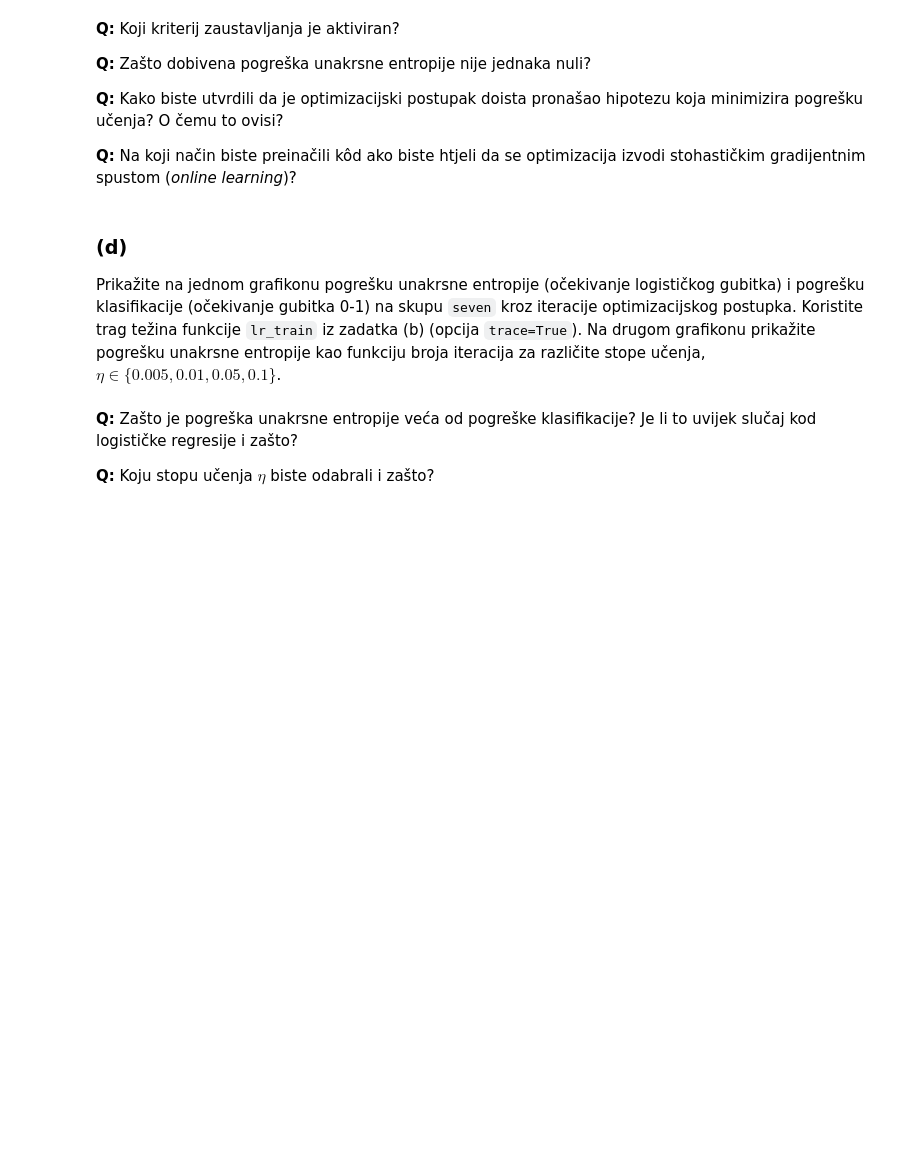
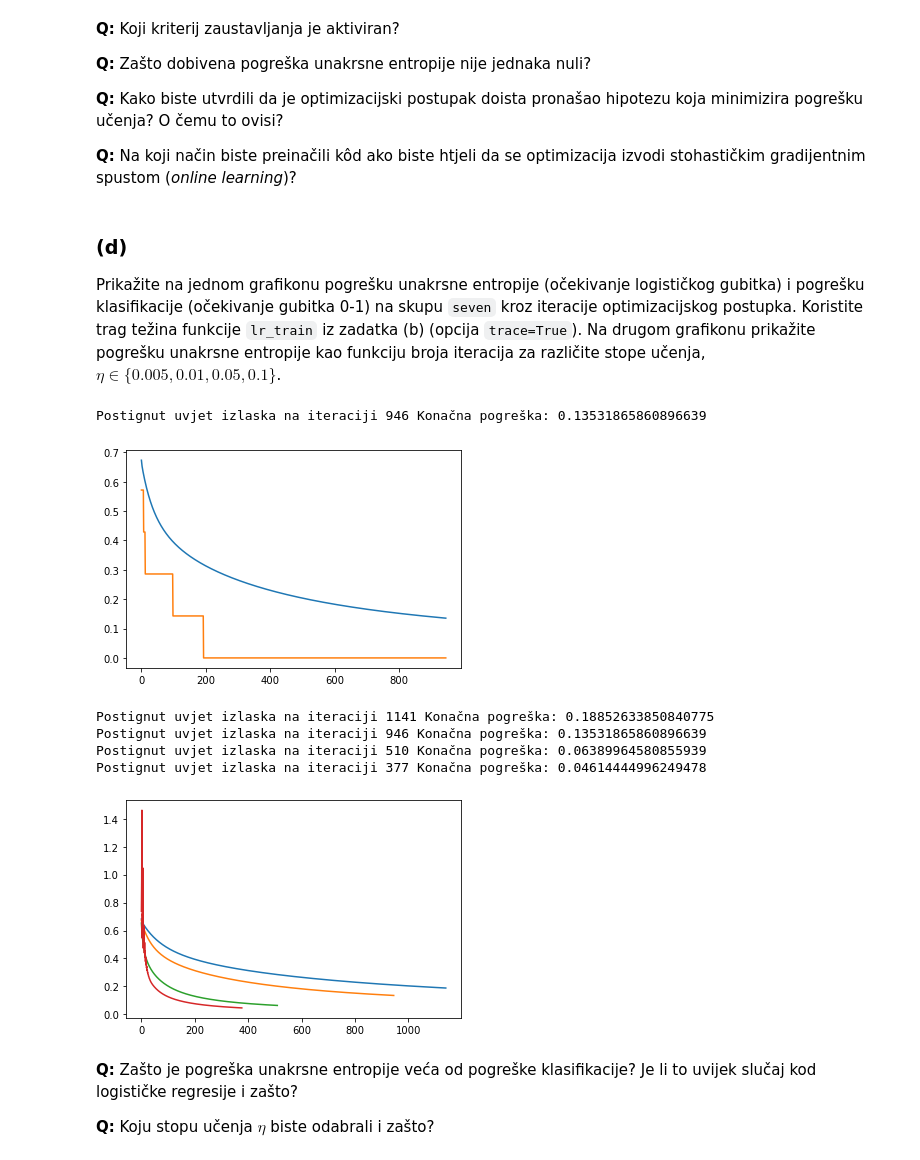
Before and after one commit to filipangel/SU, a Jupyter notebook: SU1-2021-06-07-LR.ipynb, the cells around one changed output. Saved outputs shown, nothing was run; the diff lists cells and outputs as text; code cells hidden in the pictures; blank space fills up the shorter version.

```diff
--- a/SU1-2021-06-07-LR.ipynb
+++ b/SU1-2021-06-07-LR.ipynb
@@ -138,3 +184,44 @@ from sklearn.metrics import zero_one_loss
+# %%
+# Vaš kôd ovdje
+w_final, w_history = lr_train(seven_X, seven_y, trace=True)
+n = len(w_history)
+N = len(seven_X)
+c_e_error = np.zeros(n)
+z_o_error = np.zeros(n)
+i = 0
+for w in w_history:
+    c_e_error[i] = cross_entropy_error(seven_X, seven_y, w)
+
+    h = np.zeros(N)
+    for j in range(0, N):
+        h[j] = lr_h(seven_X[j], w) >= 0.5
+    z_o_error[i] = zero_one_loss(seven_y, h)
+    i += 1
+n = np.arange(0, n, 1)
+plt.plot(n, c_e_error)
+plt.plot(n, z_o_error)
+plt.show()
+
+etas = [0.005, 0.01, 0.05, 0.1]
+for eta in etas:
+    w_final, w_history = lr_train(seven_X, seven_y, eta=eta, trace=True)
+    n = len(w_history)
+    c_e_error = np.zeros(n)
+    i = 0
+    for w in w_history:
+        c_e_error[i] = cross_entropy_error(seven_X, seven_y, w)
+        i += 1
+    n = np.arange(0, n, 1)
+    plt.plot(n, c_e_error)
+plt.show()
+# %% [output]
+Postignut uvjet izlaska na iteraciji 946 Konačna pogreška: 0.13531865860896639
+[figure, added]
+Postignut uvjet izlaska na iteraciji 1141 Konačna pogreška: 0.18852633850840775
+Postignut uvjet izlaska na iteraciji 946 Konačna pogreška: 0.13531865860896639
+Postignut uvjet izlaska na iteraciji 510 Konačna pogreška: 0.06389964580855939
+Postignut uvjet izlaska na iteraciji 377 Konačna pogreška: 0.04614444996249478
+[figure, added]
 # %% [markdown]
 
 **Q:** Zašto je pogreška unakrsne entropije veća od pogreške klasifikacije? Je li to uvijek slučaj kod logističke regresije i zašto?
```
Also changed, not shown: parts of 14 cells of this notebook.
